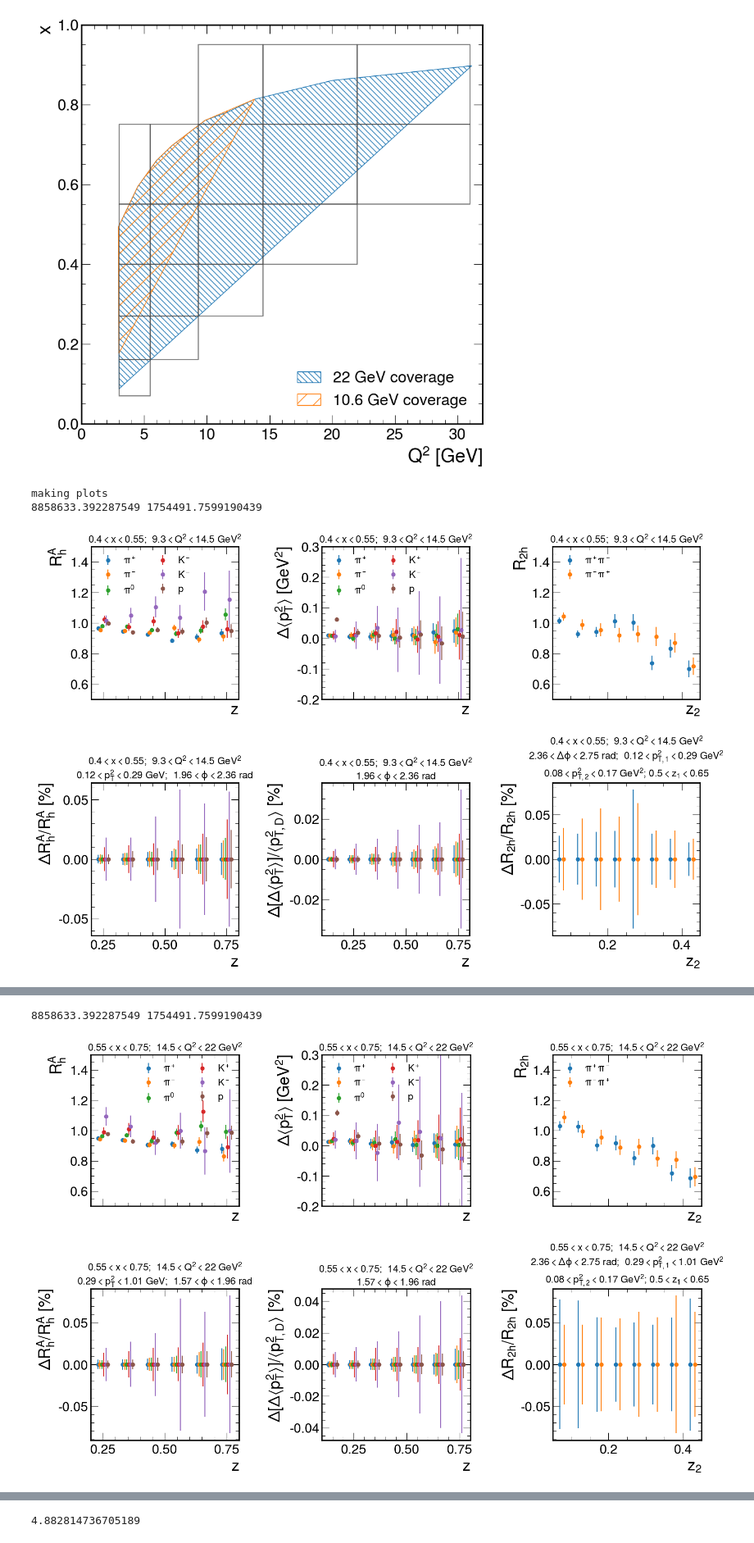
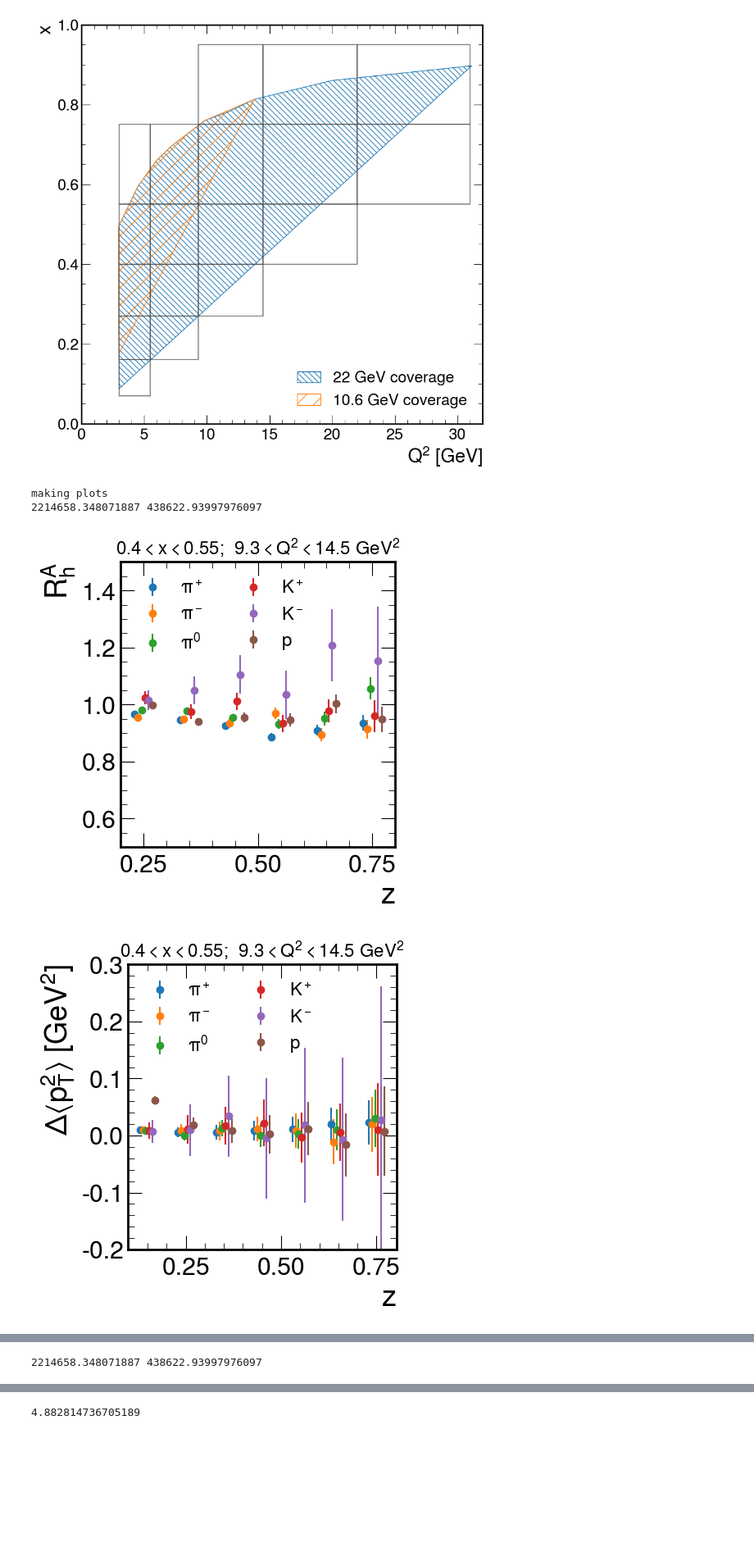
Before and after one commit to smoranvas/di-hadron, a Jupyter notebook: PlotsForAhmed.ipynb, the cells around one changed output, grey strips where cells are left out. Shown at 82% size. Saved outputs shown, nothing was run; the diff lists cells and outputs as text; code cells hidden in the pictures; blank space fills up the shorter version.

```diff
--- a/PlotsForAhmed.ipynb
+++ b/PlotsForAhmed.ipynb
@@ -890,7 +926,11 @@ for bini in range(3):
     def aaa(x):
         return x+(x==0)
 
-    fig, axs = plt.subplots(2,3, figsize=(16, 16*2/3), sharex='col')
+    #fig, axs = plt.subplots(2,3, figsize=(16, 16*2/3), sharex='col')
+    axs=[[0,0,0], [0,0,0]]
+    for i in range(0,2):
+        for j in range(0,3):
+            fig, axs[i][j]= plt.subplots(1,1, figsize=(16/3, 16*2/3/2), sharex='col')
     for row in 0,:
 
         #fA=0; fD=0
@@ -899,7 +939,7 @@ for bini in range(3):
             Ebeam=22
             dfA, dfD =df_hadrons_A, df_hadrons_D
             tC, tD=t['C'], t['D']
-            lumi = 8.6e11*.6 # mub^-1, corresponding to 100 PAC days at 10^35 cm^-2 s^-1
+            lumi = 8.6e11*.15 # mub^-1, corresponding to 100 PAC days at 10^35 cm^-2 s^-1
             sigma_C_22GeV=206 #mub
             factorA = lumi*sigma_C_22GeV/tC.GetEntries()
             sigma_D_22GeV=34 #mub
@@ -1068,34 +1108,45 @@ for bini in range(3):
                     hA[i]=len(dfAq)/len(dfDq)*hD[i]
                 if hD[i]==0:
                     hD[i]=len(dfDq)/len(dfAq)*hA[i]
                 #still zero?  interpolate
                 if hA[i]==0:
                     hA[i]=(hA[i-1]+hA[i+1])/2
                 if hD[i]==0:
                     hD[i]=(hD[i-1]+hD[i+1])/2
 
 
             dR2h=R2h*np.sqrt(1/(hA*fA)+1/(hD*fD))
             #x=(x[1:]+x[:-1])/2
             axs[1][2].errorbar(x+shift, [0]*len(R2h),dR2h/R2h*100, label=name, marker='o', linestyle='')
         axs[0][2].set_xlabel("$z_2$")
         axs[0][2].set_ylabel("$R_{2h}$")
         axs[1][2].set_ylabel("$\Delta R_{2h}/R_{2h}$ [%]")
         axs[1][2].set_xlabel("$z_2$")
         axs[0][2].set_title(f"${xmin}<x<{xmax}$;  ${Q2min}<Q^2<{Q2max}$ GeV$^2$",
                  fontsize=16)
         axs[1][2].set_title(f"${xmin}<x<{xmax}$;  ${Q2min}<Q^2<{Q2max}$ GeV$^2$\n"+\
                                 f"${dphimin:.2f}<\Delta\phi<{dphimax:.2f}$ rad;  ${pT2min:.2f}<p^2_{{T,1}}<{pT2max:.2f}$ GeV$^2$\n"
                                 f"${pT2min_ld:.2f}<p^2_{{T,2}}<{pT2max_ld:.2f}$ GeV$^2$; ${z1min}<z_1<{z1max}$",
                  fontsize=16)
         axs[0][2].legend(fontsize=16, loc='upper left')
         axs[0][2].set_ylim(0.5, 1.5)
         axs[0][1].set_ylim(-0.2, 0.3)
         axs[0][0].set_ylim(0.5, 1.5)
-    plt.tight_layout()
-    plt.savefig(f"projections_22GeV_{bini}.pdf")
+    #plt.tight_layout()
+    #plt.savefig(f"projections_22GeV_{bini}.pdf")
+
+    name1=["values", "staterrs"]
+    name2=["RAh", "pT2broad", "R2h"]
+
+    import matplotlib.transforms as mtransforms
+    for i,row in enumerate(axs):
+        for j,ax in enumerate(row):
+            plt.sca(ax)
+            plt.tight_layout()
+            plt.savefig(f"projections_22GeV_bin{bini}_{name1[i]}_{name2[j]}.png")
     plt.show()
 # %% [output]
 making plots
-8858633.392287549 1754491.7599190439
+2214658.348071887 438622.93997976097
-[figure, old version]
+[figure, new version]
+[figure, new version]
@@ -1102,2 +1157 @@ making plots
-8858633.392287549 1754491.7599190439
+2214658.348071887 438622.93997976097
-[figure, old version]
```
Also changed, not shown: parts of 2 cells of this notebook, 3 other files.
